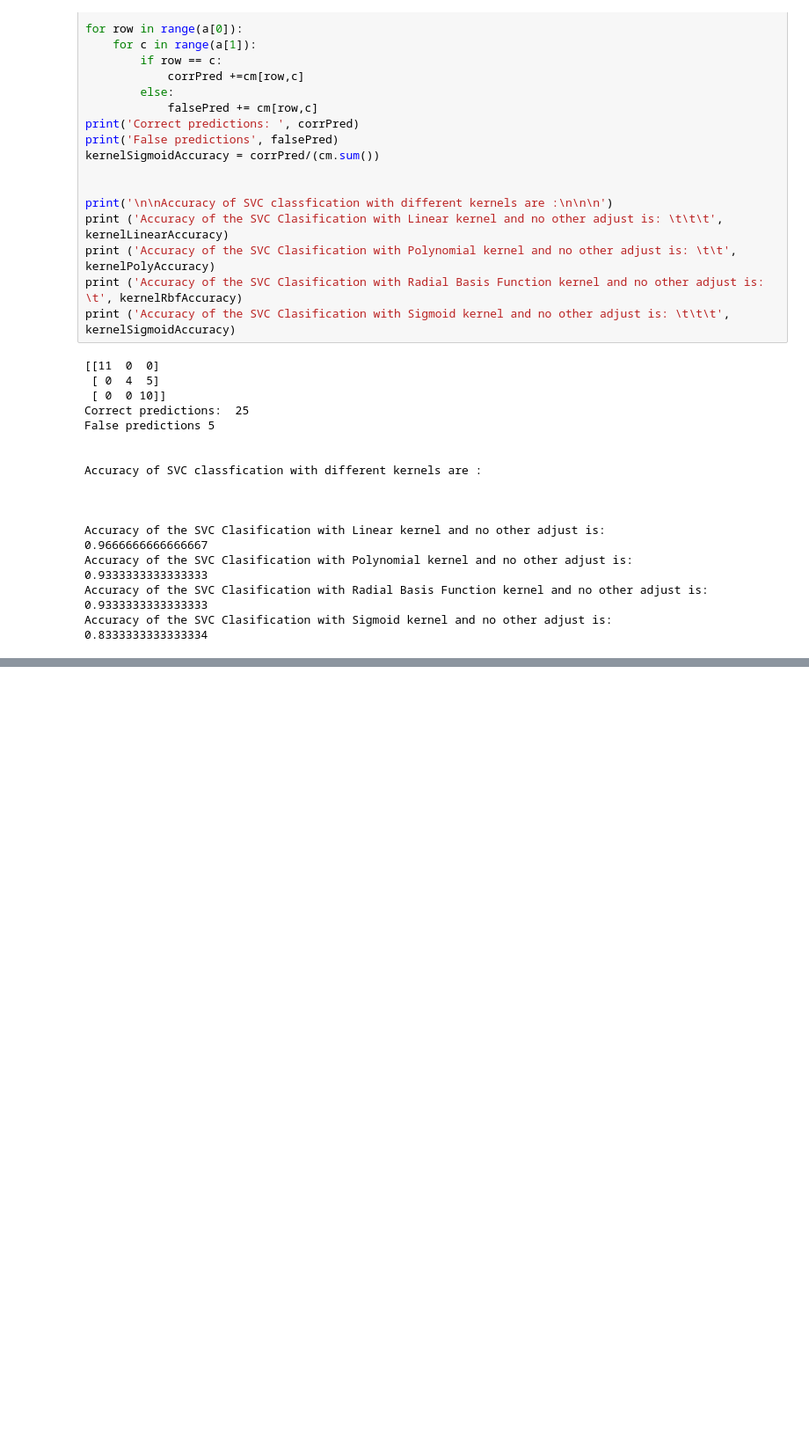
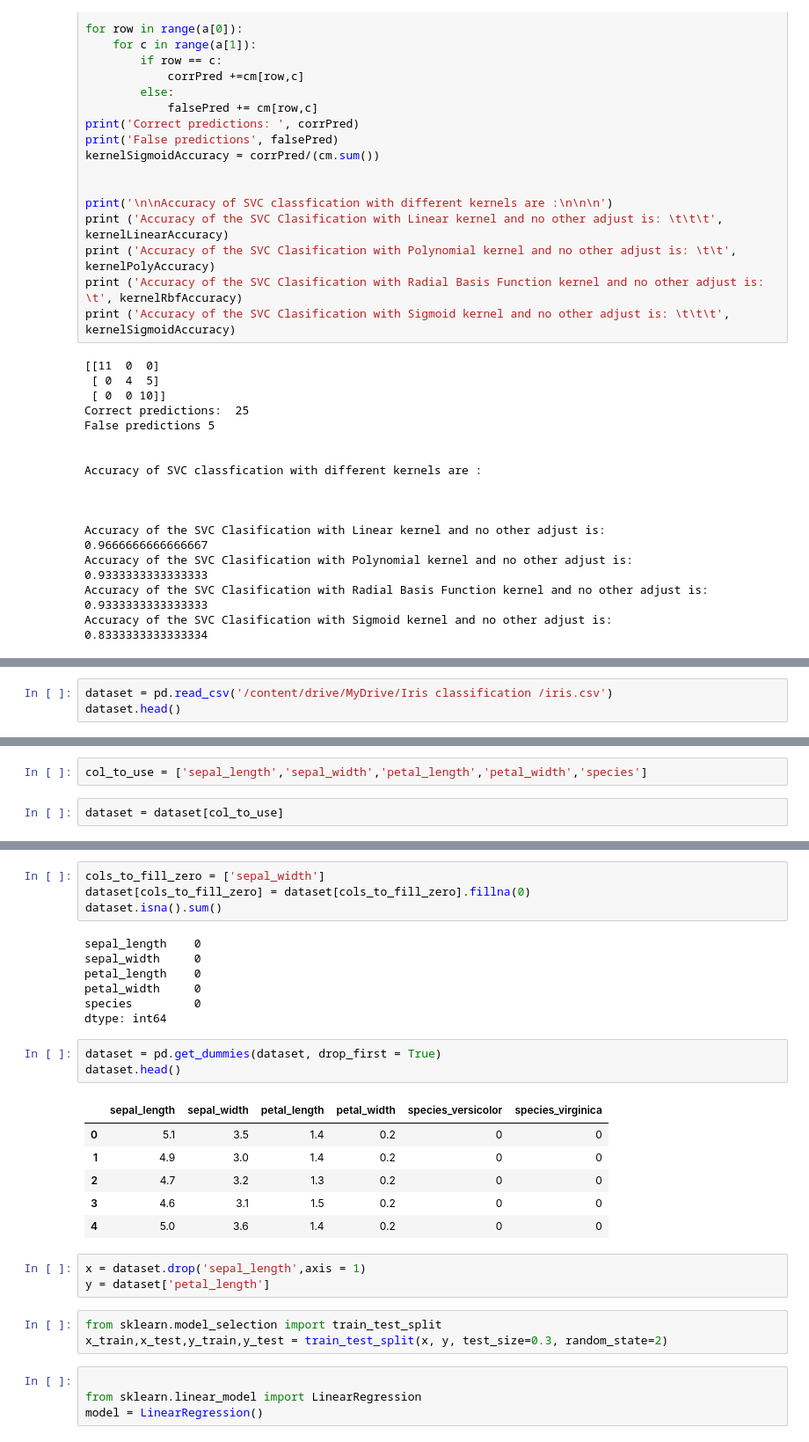
Before and after one commit to Anii17/Anii17, a Jupyter notebook: MachineLearningProjrct01.ipynb, the cells around one changed output, grey strips where cells are left out. Shown at 88% size. Saved outputs shown, nothing was run; the diff lists cells and outputs as text; blank space fills up the shorter version.

Commit message:
MACHINE LEARNING PROJECT 01 IRIS DATASET

```diff
--- a/MachineLearningProjrct01.ipynb
+++ b/MachineLearningProjrct01.ipynb
@@ -792,0 +714,3 @@ lasso.score(X,y)
+# %%
+dataset = pd.read_csv('/content/drive/MyDrive/Iris classification /iris.csv')
+dataset.head()
@@ -792,0 +737,4 @@ lasso.score(X,y)
+# %%
+col_to_use = ['sepal_length','sepal_width','petal_length','petal_width','species']
+# %%
+dataset = dataset[col_to_use]
@@ -792,0 +754,31 @@ lasso.score(X,y)
+# %%
+cols_to_fill_zero = ['sepal_width']
+dataset[cols_to_fill_zero] = dataset[cols_to_fill_zero].fillna(0)
+dataset.isna().sum()
+# %% [output]
+sepal_length    0
+sepal_width     0
+petal_length    0
+petal_width     0
+species         0
+dtype: int64
+# %%
+dataset = pd.get_dummies(dataset, drop_first = True)
+dataset.head()
+# %% [output]
+|  | sepal_length | sepal_width | petal_length | petal_width | species_versicolor | species_virginica |
+| 0 | 5.1 | 3.5 | 1.4 | 0.2 | 0 | 0 |
+| 1 | 4.9 | 3.0 | 1.4 | 0.2 | 0 | 0 |
+| 2 | 4.7 | 3.2 | 1.3 | 0.2 | 0 | 0 |
+| 3 | 4.6 | 3.1 | 1.5 | 0.2 | 0 | 0 |
+| 4 | 5.0 | 3.6 | 1.4 | 0.2 | 0 | 0 |
+# %%
+x = dataset.drop('sepal_length',axis = 1)
+y = dataset['petal_length']
+# %%
+from sklearn.model_selection import train_test_split
+x_train,x_test,y_train,y_test = train_test_split(x, y, test_size=0.3, random_state=2)
+# %%
+
+from sklearn.linear_model import LinearRegression
+model = LinearRegression()
```
Also changed, not shown: parts of 43 cells of this notebook.
